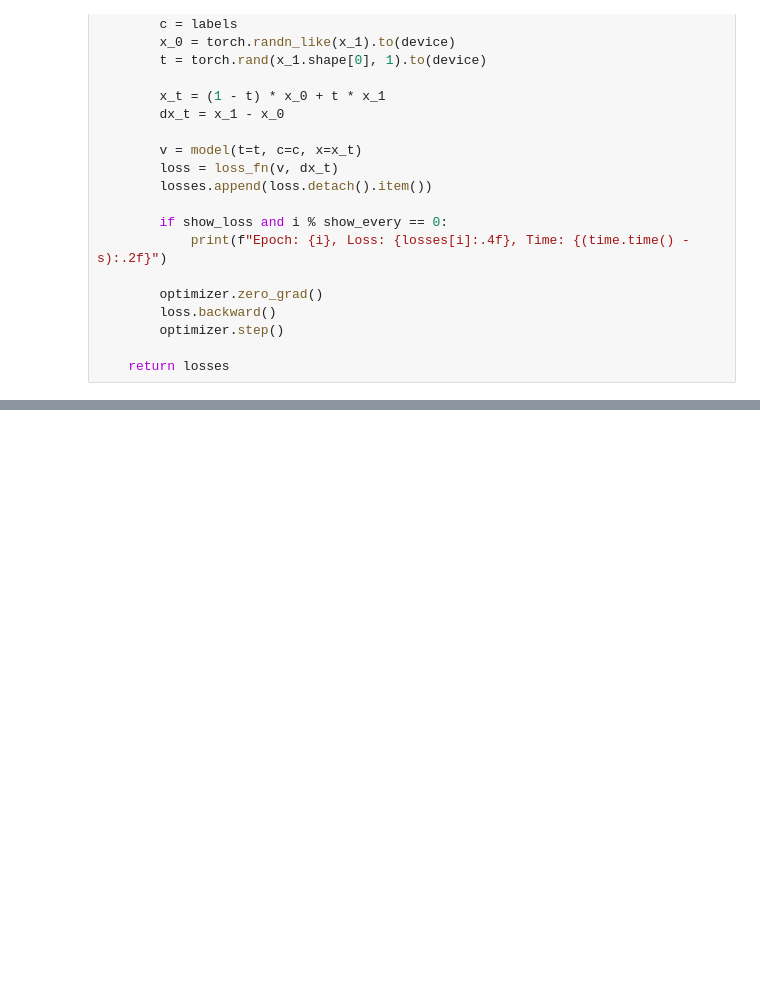
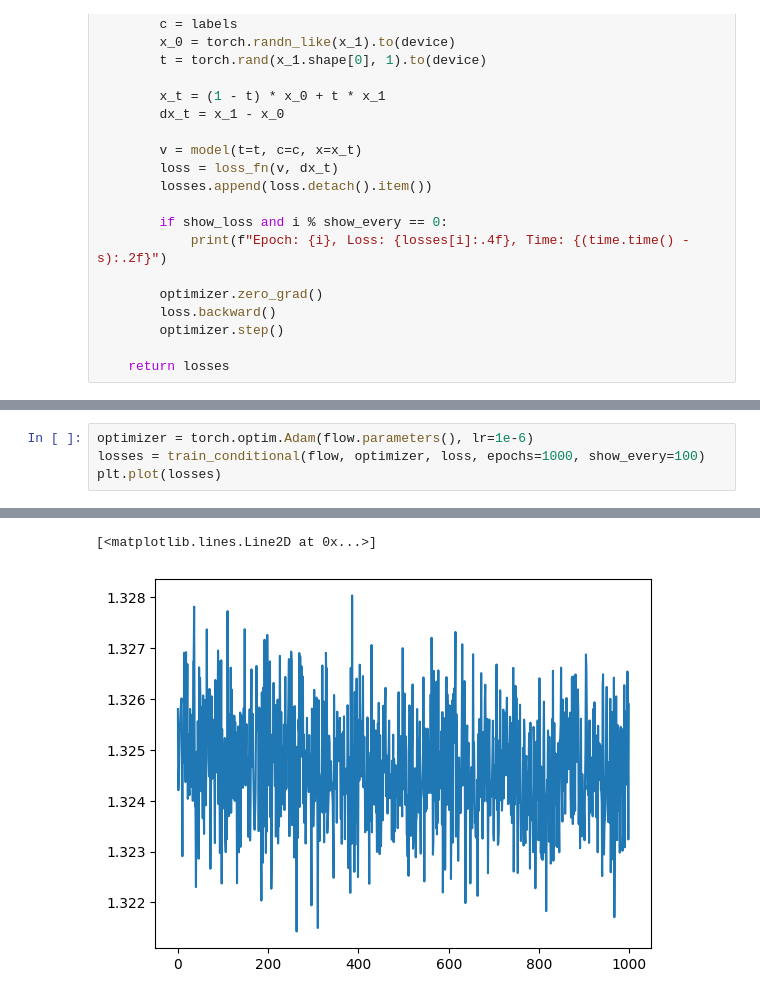
Before and after one commit to nidropakshin2/Amortized-learning, a Jupyter notebook: notebooks/CIFAR_flow.ipynb, the cells around one changed output, grey strips where cells are left out. Cells and saved outputs as stored; diff of their text form; blank space fills up the shorter version.

```diff
--- a/notebooks/CIFAR_flow.ipynb
+++ b/notebooks/CIFAR_flow.ipynb
@@ -126,0 +149,5 @@ Epoch: 2, Loss: 1.2607, Time: 6.74
+# %%
+optimizer = torch.optim.Adam(flow.parameters(), lr=1e-6)
+losses = train_conditional(flow, optimizer, loss, epochs=1000, show_every=100)
+plt.plot(losses)
+# %% [output]
@@ -127 +164,3 @@ Epoch: 2, Loss: 1.2607, Time: 6.74
+[<matplotlib.lines.Line2D at 0x...>]
+[figure, added]
 # %%
```
Also changed, not shown: parts of 7 cells of this notebook.
